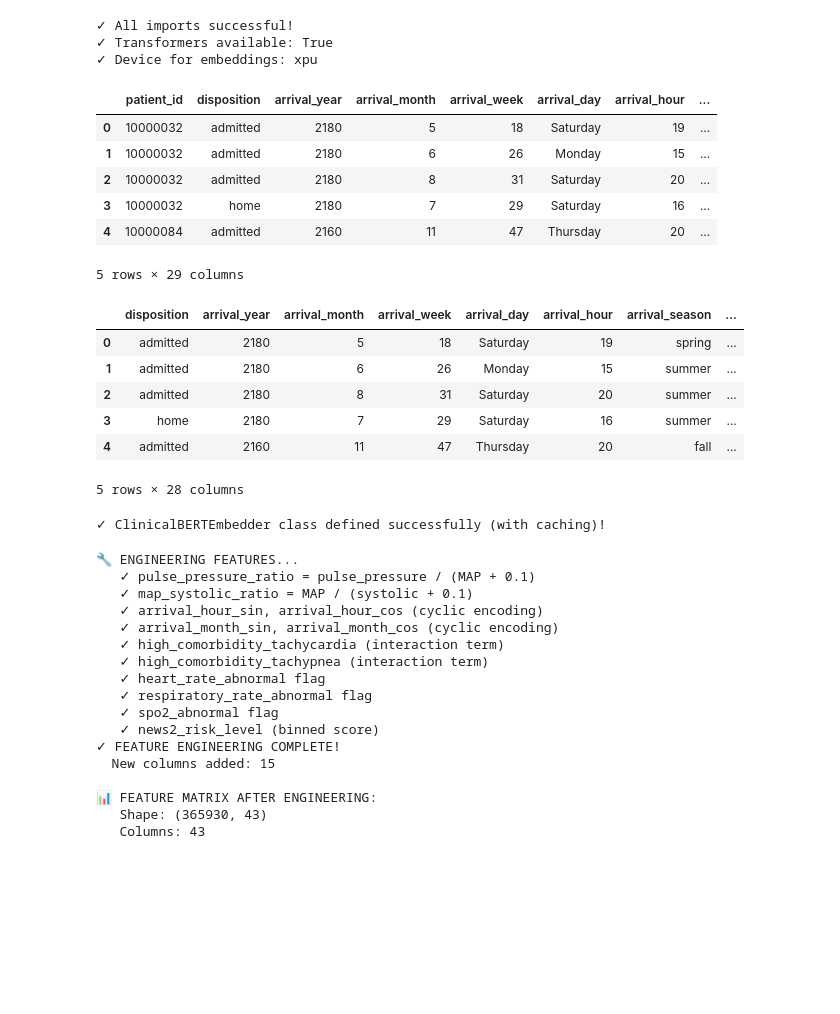
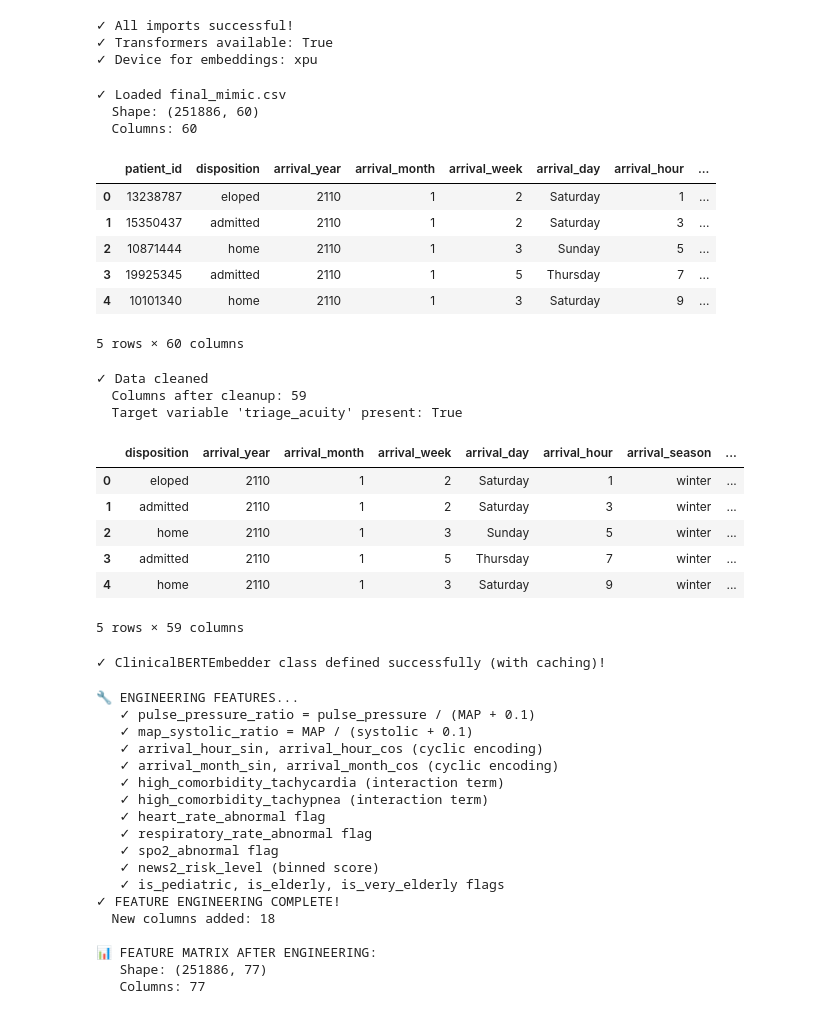
Before and after one commit to dsAlessandro/Emergency-Department-Acuity-Prediction, a Jupyter notebook: mimic_prediction_test.ipynb, the cells around one changed output. Cells and saved outputs as stored; diff of their text form; code cells hidden in the pictures; blank space fills up the shorter version.

Commit message:
feat: added mimic prediction test

```diff
--- a/mimic_prediction_test.ipynb
+++ b/mimic_prediction_test.ipynb
@@ -70,28 +70,44 @@ print(f"✓ Device for embeddings: {DEVICE}")
 ✓ Transformers available: True
 ✓ Device for embeddings: xpu
 # %%
-full_df = pd.read_csv('dataset/ED_Triage_Clean_Merged.csv')
+# Load final MIMIC dataset with comorbidities and age_group
+full_df = pd.read_csv("dataset/final_mimic.csv")
+print(f"✓ Loaded final_mimic.csv")
+print(f"  Shape: {full_df.shape}")
+print(f"  Columns: {len(full_df.columns)}")
 full_df.head()
 # %% [output]
+✓ Loaded final_mimic.csv
+  Shape: (251886, 60)
+  Columns: 60
 |  | patient_id | disposition | arrival_year | arrival_month | arrival_week | arrival_day | arrival_hour | ... |
-| 0 | 10000032 | admitted | 2180 | 5 | 18 | Saturday | 19 | ... |
-| 1 | 10000032 | admitted | 2180 | 6 | 26 | Monday | 15 | ... |
-| 2 | 10000032 | admitted | 2180 | 8 | 31 | Saturday | 20 | ... |
-| 3 | 10000032 | home | 2180 | 7 | 29 | Saturday | 16 | ... |
-| 4 | 10000084 | admitted | 2160 | 11 | 47 | Thursday | 20 | ... |
+| 0 | 13238787 | eloped | 2110 | 1 | 2 | Saturday | 1 | ... |
+| 1 | 15350437 | admitted | 2110 | 1 | 2 | Saturday | 3 | ... |
+| 2 | 10871444 | home | 2110 | 1 | 3 | Sunday | 5 | ... |
+| 3 | 19925345 | admitted | 2110 | 1 | 5 | Thursday | 7 | ... |
+| 4 | 10101340 | home | 2110 | 1 | 3 | Saturday | 9 | ... |
-5 rows × 29 columns
+5 rows × 60 columns
 # %%
+# Remove patient_id as it's not a feature for the model
+# (patient_id is only for reference, not for prediction)
 if 'patient_id' in full_df.columns:
-     full_df = full_df.drop(columns=['patient_id'])
+    full_df = full_df.drop(columns=['patient_id'])
+
+print(f"✓ Data cleaned")
+print(f"  Columns after cleanup: {len(full_df.columns)}")
+print(f"  Target variable 'triage_acuity' present: {'triage_acuity' in full_df.columns}")
 full_df.head()
 # %% [output]
+✓ Data cleaned
+  Columns after cleanup: 59
+  Target variable 'triage_acuity' present: True
 |  | disposition | arrival_year | arrival_month | arrival_week | arrival_day | arrival_hour | arrival_season | ... |
-| 0 | admitted | 2180 | 5 | 18 | Saturday | 19 | spring | ... |
-| 1 | admitted | 2180 | 6 | 26 | Monday | 15 | summer | ... |
-| 2 | admitted | 2180 | 8 | 31 | Saturday | 20 | summer | ... |
-| 3 | home | 2180 | 7 | 29 | Saturday | 16 | summer | ... |
-| 4 | admitted | 2160 | 11 | 47 | Thursday | 20 | fall | ... |
+| 0 | eloped | 2110 | 1 | 2 | Saturday | 1 | winter | ... |
+| 1 | admitted | 2110 | 1 | 2 | Saturday | 3 | winter | ... |
+| 2 | home | 2110 | 1 | 3 | Sunday | 5 | winter | ... |
+| 3 | admitted | 2110 | 1 | 5 | Thursday | 7 | winter | ... |
+| 4 | home | 2110 | 1 | 3 | Saturday | 9 | winter | ... |
-5 rows × 28 columns
+5 rows × 59 columns
 # %%
 class Chi2TextFeatureSelector(BaseEstimator, TransformerMixin):
     """
@@ -514,11 +530,15 @@ def engineer_features(df: pd.DataFrame) -> pd.DataFrame:
         # Pulse pressure ratio (avoid division by zero)
         df['pulse_pressure_ratio'] = df['pulse_pressure'] / (df['mean_arterial_pressure'] + 0.1)
         print("   ✓ pulse_pressure_ratio = pulse_pressure / (MAP + 0.1)")
+    else:
+        print("   ⚠️  Skipping pulse_pressure_ratio (missing columns)")
 
     if 'mean_arterial_pressure' in df.columns and 'systolic_bp' in df.columns:
         # MAP to systolic ratio (normal ~0.33-0.40)
         df['map_systolic_ratio'] = df['mean_arterial_pressure'] / (df['systolic_bp'] + 0.1)
         print("   ✓ map_systolic_ratio = MAP / (systolic + 0.1)")
+    else:
+        print("   ⚠️  Skipping map_systolic_ratio (missing columns)")
 
     # ====================================================================
     # B. CYCLIC ENCODING FOR TEMPORAL FEATURES
@@ -557,12 +577,14 @@ def engineer_features(df: pd.DataFrame) -> pd.DataFrame:
         df['arrival_hour_sin'] = np.sin(2 * np.pi * df['arrival_hour'] / 24)
         df['arrival_hour_cos'] = np.cos(2 * np.pi * df['arrival_hour'] / 24)
         print("   ✓ arrival_hour_sin, arrival_hour_cos (cyclic encoding)")
-
+    else:
+        print("   ⚠️  Skipping arrival_hour cyclic encoding (missing column)")
     if 'arrival_month' in df.columns:
         df['arrival_month_sin'] = np.sin(2 * np.pi * df['arrival_month'] / 12)
         df['arrival_month_cos'] = np.cos(2 * np.pi * df['arrival_month'] / 12)
         print("   ✓ arrival_month_sin, arrival_month_cos (cyclic encoding)")
-
+    else:
+        print("   ⚠️  Skipping arrival_month cyclic encoding (missing column)")
     # ====================================================================
     # C. COMORBIDITY × VITAL SIGN INTERACTIONS
     # ====================================================================
@@ -576,7 +598,8 @@ def engineer_features(df: pd.DataFrame) -> pd.DataFrame:
             (df['heart_rate'] > 100)
         ).astype(int)
         print("   ✓ high_comorbidity_tachycardia (interaction term)")
-
+    else:
+        print("   ⚠️  Skipping high_comorbidity_tachycardia (missing columns)")
     if 'num_comorbidities' in df.columns and 'respiratory_rate' in df.columns:
         # Flag: high comorbidity + tachypnea (RR > 20)
         df['high_comorbidity_tachypnea'] = (
@@ -584,7 +607,8 @@ def engineer_features(df: pd.DataFrame) -> pd.DataFrame:
             (df['respiratory_rate'] > 20)
         ).astype(int)
         print("   ✓ high_comorbidity_tachypnea (interaction term)")
-
+    else:
+        print("   ⚠️  Skipping high_comorbidity_tachypnea (missing columns)")
     # ====================================================================
     # D. VITAL SIGN ABNORMALITY FLAGS
     # ====================================================================
@@ -660,12 +684,13 @@ print(f"   Columns: {len(features_engineered_df.columns)}")
    ✓ respiratory_rate_abnormal flag
    ✓ spo2_abnormal flag
    ✓ news2_risk_level (binned score)
+   ✓ is_pediatric, is_elderly, is_very_elderly flags
 ✓ FEATURE ENGINEERING COMPLETE!
-  New columns added: 15
+  New columns added: 18
 
 📊 FEATURE MATRIX AFTER ENGINEERING:
-   Shape: (365930, 43)
-   Columns: 43
+   Shape: (251886, 77)
+   Columns: 77
 # %%
 features_engineered_df, target_acuity = features_engineered_df.drop(columns='triage_acuity'), features_engineered_df['triage_acuity']
 # %%
```
Also changed, not shown: parts of 7 cells of this notebook, 1 other file.
